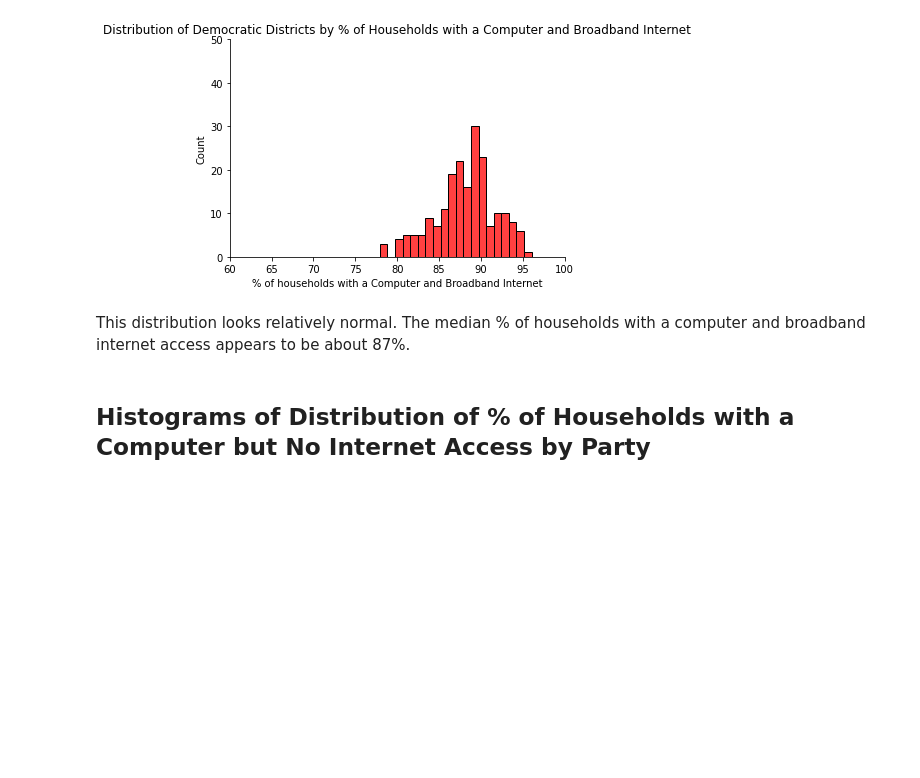
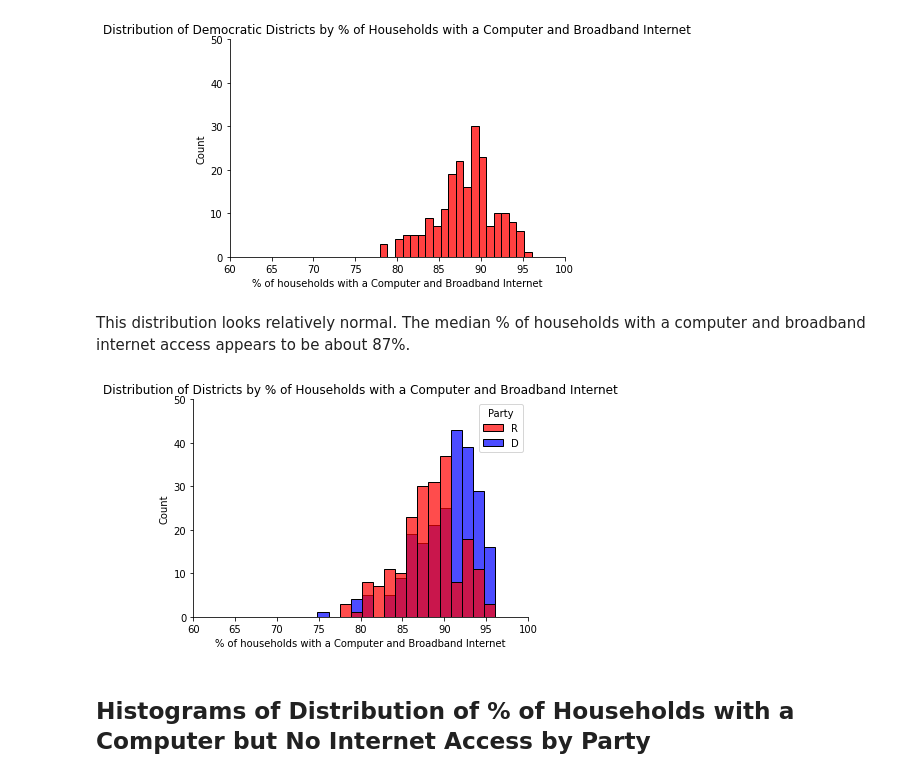
Before and after one commit to jadinsstewart/Congressional-Analytics, a Jupyter notebook: Project_1_Part_b.ipynb, the cells around one changed output. Drawn from its saved outputs; the diff is of its cells as text; code cells hidden in the pictures; blank space fills up the shorter version.

```diff
--- a/Project_1_Part_b.ipynb
+++ b/Project_1_Part_b.ipynb
@@ -198,6 +199,18 @@ sns.despine()
 [figure]
 # %% [markdown]
 This distribution looks relatively normal. The median % of households with a computer and broadband internet access appears to be about 87%.
+# %%
+# democrat and republican graphs on same plot
+
+sns.histplot(data = merged_df, x = "% of households with a Computer and Broadband Internet", alpha = .7, hue = 'Party',palette=dict(R = "red", D= "blue")).set(title="Distribution of Districts by % of Households with a Computer and Broadband Internet")
+
+plt.xlim(60, 100)
+
+plt.ylim(0, 50)
+
+sns.despine()
+# %% [output]
+[figure, added]
 # %% [markdown]
 ## Histograms of Distribution of % of Households with a Computer but No Internet Access by Party
 # %%
```
Also changed, not shown: parts of 11 cells of this notebook.
